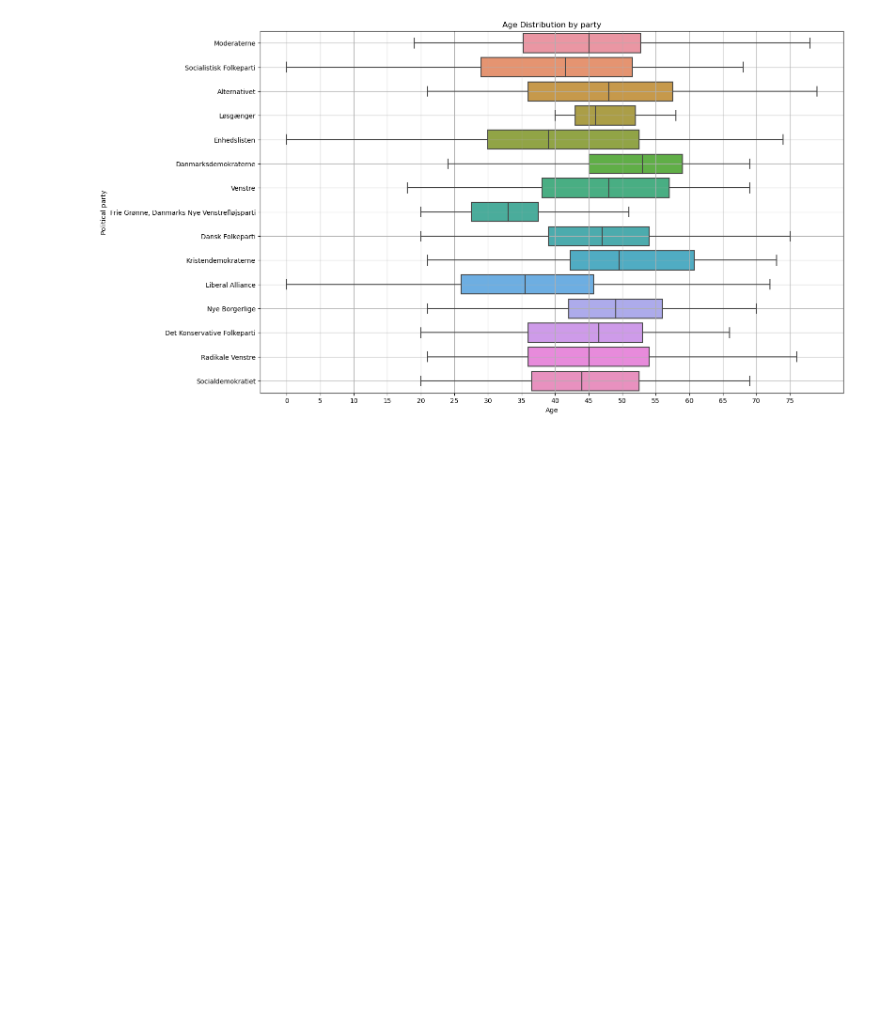
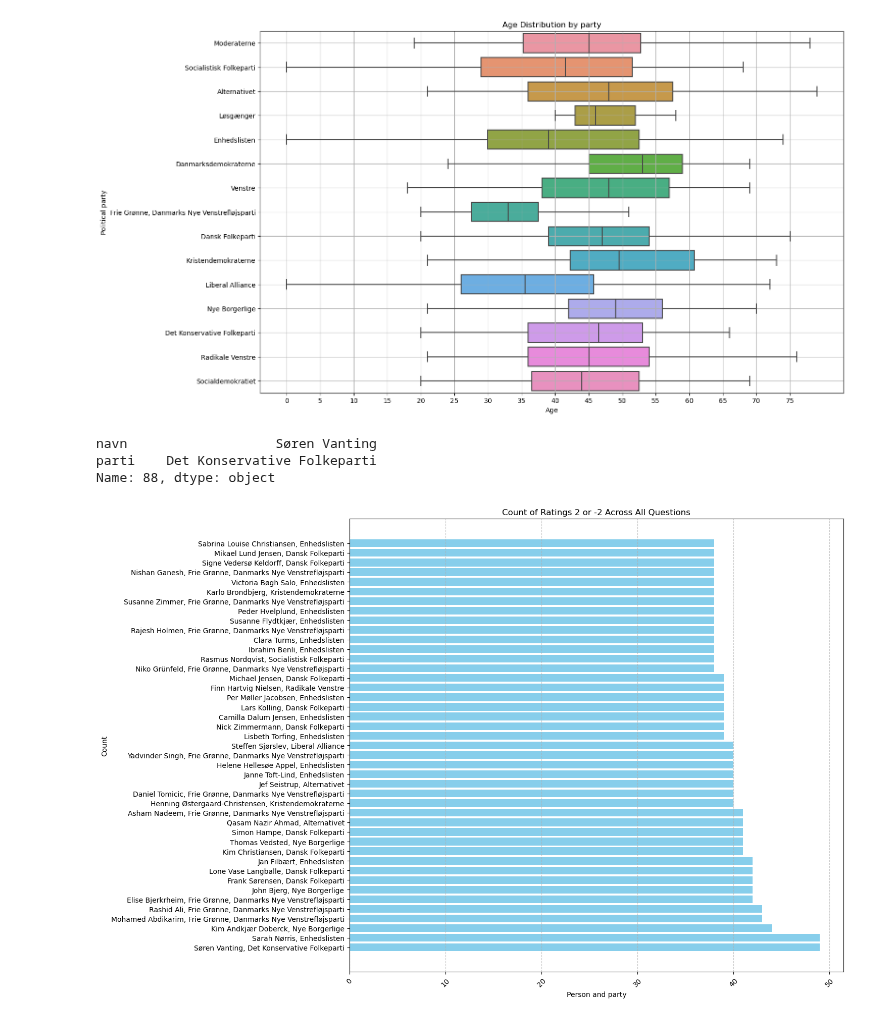
Before and after one commit to maksio420/ML, a Jupyter notebook: 2-candidates/Candidate Test 2022 I - Kamil.ipynb, the cells around one changed output. Saved outputs shown, nothing was run; the diff lists cells and outputs as text; code cells hidden in the pictures; blank space fills up the shorter version.

```diff
--- a/2-candidates/Candidate Test 2022 I - Kamil.ipynb
+++ b/2-candidates/Candidate Test 2022 I - Kamil.ipynb
@@ -59,14 +59,13 @@ import sklearn as sk
 import matplotlib.pyplot as plt
 import seaborn as sns
 import numpy as np
+from IPython.display import display
 
 all_data = pd.read_excel('alldata.xlsx')
-# all_data = all_data.dropna()
+all_data = all_data.dropna()
 all_data_grouped_by_party = all_data[['parti', 'alder']].groupby(['parti'])
 
 fig = plt.figure(figsize =(16, 10))
-
-# Creating axes instance
 
 sns.boxplot(data=all_data, x='alder', y='parti', showfliers=False)
 plt.title('Age Distribution by party')
@@ -76,3 +75,28 @@ plt.xticks(np.arange(0, 80, 5))
 plt.grid(True)
 # %% [output]
 [figure]
+# %%
+# display(all_data['parti'])
+# parti, navn
+
+question_columns =  all_data.drop(['parti', 'navn', 'alder', 'storkreds'], axis=1)
+# counts = all_data.groupby(['parti', 'navn']).apply(lambda x: (x == 2).sum() + (x == -2).sum())
+counts = question_columns.apply(lambda row: ((row == 2) | (row == -2)).sum(), axis=1)
+display(all_data.loc[counts.idxmax(), ['navn', 'parti']])
+
+most_confident = counts.nlargest(int(len(counts) * 0.05))
+labels = [f"{all_data['navn'][navn]}, {parti}" for navn, parti in zip(most_confident.index, all_data.loc[most_confident.index, 'parti'])]
+
+plt.figure(figsize=(15, 10))
+plt.barh(labels, most_confident.values, color='skyblue')
+plt.title('Count of Ratings 2 or -2 Across All Questions')
+plt.ylabel('Person and party')
+plt.xlabel('Count')
+plt.grid(axis='x', linestyle='--', alpha=0.7)
+plt.tight_layout()
+plt.show()
+# %% [output]
+navn                   Søren Vanting
+parti    Det Konservative Folkeparti
+Name: 88, dtype: object
+[figure, added]
```
Also changed, not shown: parts of 6 cells of this notebook.
